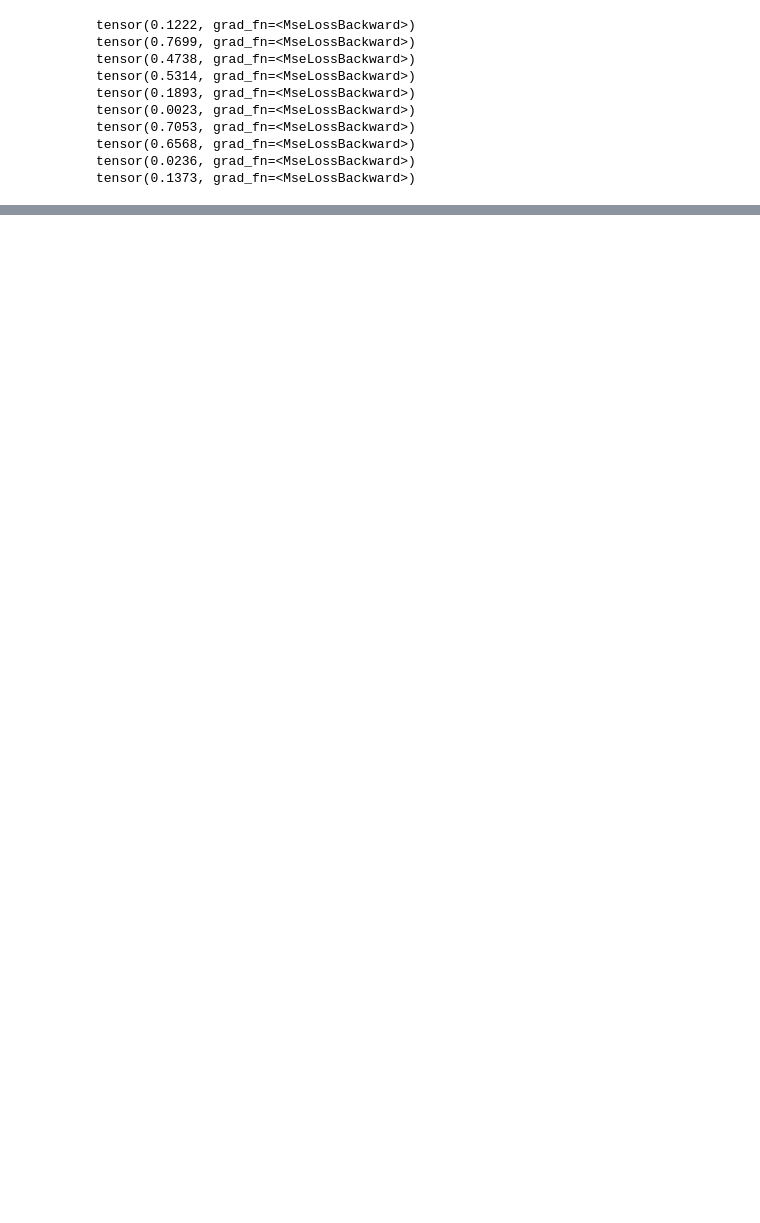
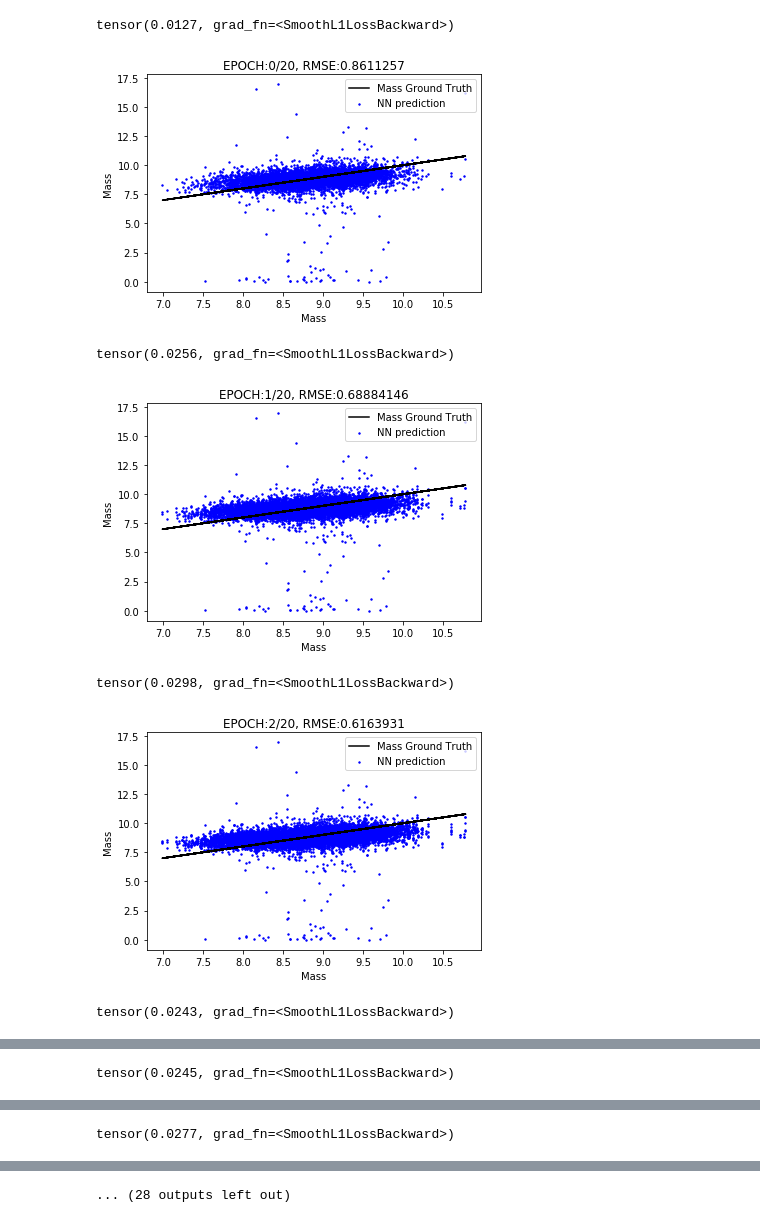
Before and after one commit to devanshipratap/DeepLearningAGN, a Jupyter notebook: src/notebooks/NN_mass.ipynb, the cells around one changed output, grey strips where cells are left out. Saved outputs shown, nothing was run; the diff lists cells and outputs as text; code cells hidden in the pictures; blank space fills up the shorter version.

```diff
--- a/src/notebooks/NN_mass.ipynb
+++ b/src/notebooks/NN_mass.ipynb
@@ -58,14 +58,14 @@ train_dl = DataLoader(train_ds, batch_size, shuffle=True)
 class Net(nn.Module):
     def __init__(self):
         super().__init__()
-        self.fc1 = nn.Linear(7, 64)
-        self.fc2 = nn.Linear(64, 64)
+        self.fc1 = nn.Linear(7, 32)
+        self.fc2 = nn.Linear(32, 64)
         self.fc3 = nn.Linear(64, 64)
         self.fc4 = nn.Linear(64, 64)
         self.fc5 = nn.Linear(64, 64)
-        self.fc6 = nn.Linear(64, 64)
-        self.fc7 = nn.Linear(64, 64)
-        self.fc8 = nn.Linear(64, 1)
+#         self.fc6 = nn.Linear(128, 128)
+        self.fc7 = nn.Linear(64, 32)
+        self.fc8 = nn.Linear(32, 1)
 
     def forward(self, x):
         x = F.relu(self.fc1(x.float()))
@@ -73,7 +73,7 @@ class Net(nn.Module):
         x = F.relu(self.fc3(x.float()))
         x = F.relu(self.fc4(x.float()))
         x = F.relu(self.fc5(x.float()))
-        x = F.relu(self.fc6(x.float()))
+#         x = F.relu(self.fc6(x.float()))
         x = F.relu(self.fc7(x.float()))
         x = self.fc8(x.float())
         return x
@@ -96,13 +124,10 @@ def fit(num_epochs, model, loss_fn, optimizer):
 # %%
-fit(10, net, loss_function, optimizer)
+train(20, net, loss_function, optimizer)
 # %% [output]
-tensor(0.1222, grad_fn=<MseLossBackward>)
-tensor(0.7699, grad_fn=<MseLossBackward>)
-tensor(0.4738, grad_fn=<MseLossBackward>)
-tensor(0.5314, grad_fn=<MseLossBackward>)
-tensor(0.1893, grad_fn=<MseLossBackward>)
-tensor(0.0023, grad_fn=<MseLossBackward>)
-tensor(0.7053, grad_fn=<MseLossBackward>)
-tensor(0.6568, grad_fn=<MseLossBackward>)
-tensor(0.0236, grad_fn=<MseLossBackward>)
-tensor(0.1373, grad_fn=<MseLossBackward>)
+tensor(0.0127, grad_fn=<SmoothL1LossBackward>)
+[figure, added]
+tensor(0.0256, grad_fn=<SmoothL1LossBackward>)
+[figure, added]
+tensor(0.0298, grad_fn=<SmoothL1LossBackward>)
+[figure, added]
+tensor(0.0243, grad_fn=<SmoothL1LossBackward>)
@@ -108,0 +135 @@ tensor(0.1373, grad_fn=<MseLossBackward>)
+tensor(0.0245, grad_fn=<SmoothL1LossBackward>)
@@ -108,0 +137 @@ tensor(0.1373, grad_fn=<MseLossBackward>)
+tensor(0.0277, grad_fn=<SmoothL1LossBackward>)
@@ -109 +139,2 @@ tensor(0.1373, grad_fn=<MseLossBackward>)
+... (28 outputs left out)
 # %%
```
Also changed, not shown: parts of 9 cells of this notebook, 3 other files.
